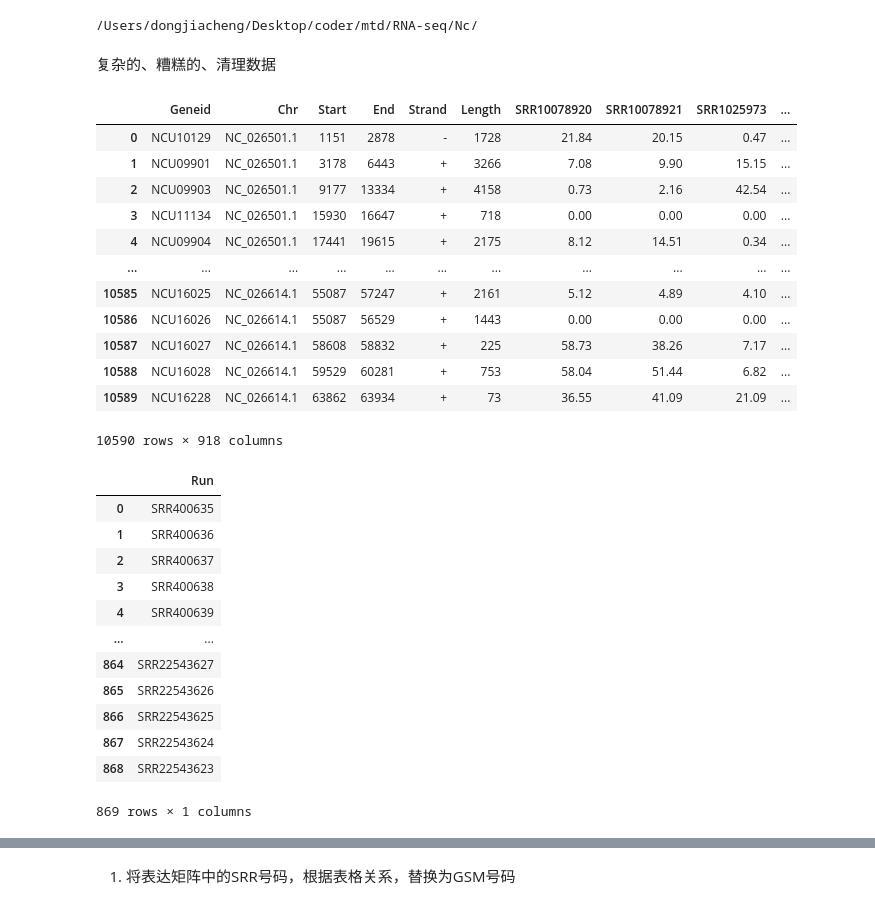
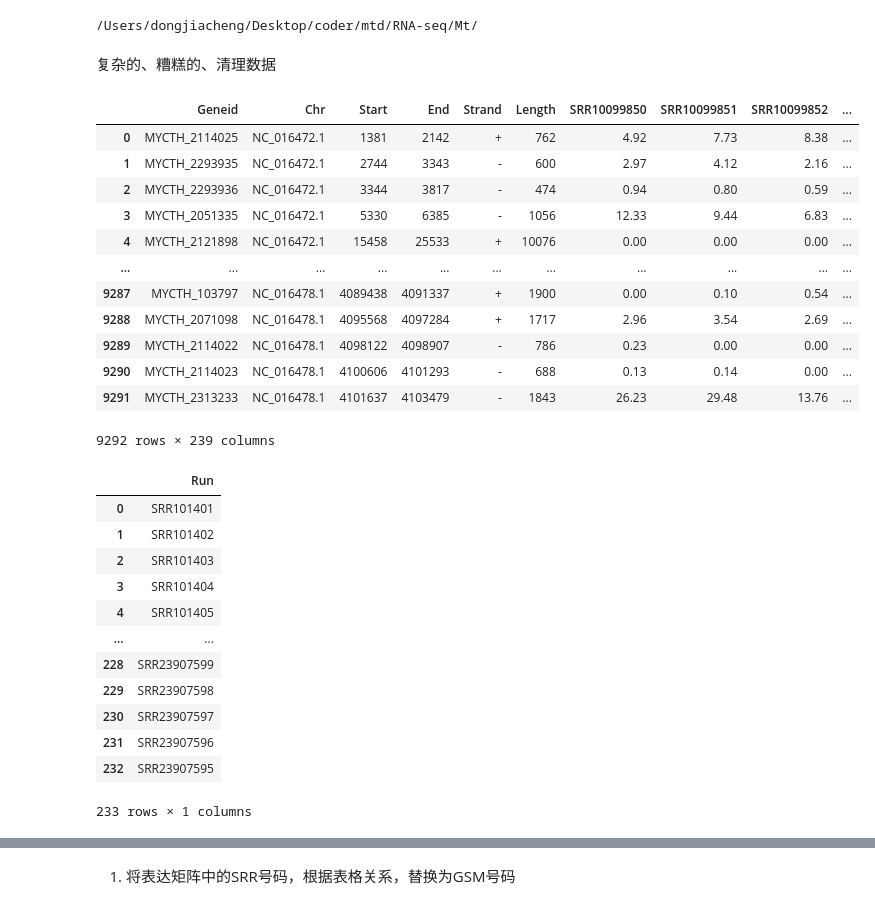
Before and after one commit to dongchen1998/code, a Jupyter notebook: mtd/RNA-seq/2.制作exp表.ipynb, the cells around one changed output, grey strips where cells are left out. Saved outputs shown, nothing was run; the diff lists cells and outputs as text; code cells hidden in the pictures.

```diff
--- a/mtd/RNA-seq/2.制作exp表.ipynb
+++ b/mtd/RNA-seq/2.制作exp表.ipynb
@@ -2,48 +2,48 @@
 import pandas as pd
 import copy
 # %%
-keyname = 'Nc'
+keyname = 'Mt'
 path = '/Users/dongjiacheng/Desktop/coder/mtd/RNA-seq/'+ keyname +'/'
 print(path)
 # %% [output]
-/Users/dongjiacheng/Desktop/coder/mtd/RNA-seq/Nc/
+/Users/dongjiacheng/Desktop/coder/mtd/RNA-seq/Mt/
 # %% [markdown]
 复杂的、糟糕的、清理数据
 # %%
-df_fpkm = pd.read_csv('./Nc/Nc_1_FPKM.csv', sep=',').copy()
+df_fpkm = pd.read_csv(path + keyname+ '_1_FPKM.csv', sep=',').copy()
 df_fpkm
 # %% [output]
-|  | Geneid | Chr | Start | End | Strand | Length | SRR10078920 | SRR10078921 | SRR1025973 | ... |
-| 0 | NCU10129 | NC_026501.1 | 1151 | 2878 | - | 1728 | 21.84 | 20.15 | 0.47 | ... |
-| 1 | NCU09901 | NC_026501.1 | 3178 | 6443 | + | 3266 | 7.08 | 9.90 | 15.15 | ... |
-| 2 | NCU09903 | NC_026501.1 | 9177 | 13334 | + | 4158 | 0.73 | 2.16 | 42.54 | ... |
-| 3 | NCU11134 | NC_026501.1 | 15930 | 16647 | + | 718 | 0.00 | 0.00 | 0.00 | ... |
-| 4 | NCU09904 | NC_026501.1 | 17441 | 19615 | + | 2175 | 8.12 | 14.51 | 0.34 | ... |
+|  | Geneid | Chr | Start | End | Strand | Length | SRR10099850 | SRR10099851 | SRR10099852 | ... |
+| 0 | MYCTH_2114025 | NC_016472.1 | 1381 | 2142 | + | 762 | 4.92 | 7.73 | 8.38 | ... |
+| 1 | MYCTH_2293935 | NC_016472.1 | 2744 | 3343 | - | 600 | 2.97 | 4.12 | 2.16 | ... |
+| 2 | MYCTH_2293936 | NC_016472.1 | 3344 | 3817 | - | 474 | 0.94 | 0.80 | 0.59 | ... |
+| 3 | MYCTH_2051335 | NC_016472.1 | 5330 | 6385 | - | 1056 | 12.33 | 9.44 | 6.83 | ... |
+| 4 | MYCTH_2121898 | NC_016472.1 | 15458 | 25533 | + | 10076 | 0.00 | 0.00 | 0.00 | ... |
 | ... | ... | ... | ... | ... | ... | ... | ... | ... | ... | ... |
-| 10585 | NCU16025 | NC_026614.1 | 55087 | 57247 | + | 2161 | 5.12 | 4.89 | 4.10 | ... |
-| 10586 | NCU16026 | NC_026614.1 | 55087 | 56529 | + | 1443 | 0.00 | 0.00 | 0.00 | ... |
-| 10587 | NCU16027 | NC_026614.1 | 58608 | 58832 | + | 225 | 58.73 | 38.26 | 7.17 | ... |
-| 10588 | NCU16028 | NC_026614.1 | 59529 | 60281 | + | 753 | 58.04 | 51.44 | 6.82 | ... |
-| 10589 | NCU16228 | NC_026614.1 | 63862 | 63934 | + | 73 | 36.55 | 41.09 | 21.09 | ... |
+| 9287 | MYCTH_103797 | NC_016478.1 | 4089438 | 4091337 | + | 1900 | 0.00 | 0.10 | 0.54 | ... |
+| 9288 | MYCTH_2071098 | NC_016478.1 | 4095568 | 4097284 | + | 1717 | 2.96 | 3.54 | 2.69 | ... |
+| 9289 | MYCTH_2114022 | NC_016478.1 | 4098122 | 4098907 | - | 786 | 0.23 | 0.00 | 0.00 | ... |
+| 9290 | MYCTH_2114023 | NC_016478.1 | 4100606 | 4101293 | - | 688 | 0.13 | 0.14 | 0.00 | ... |
+| 9291 | MYCTH_2313233 | NC_016478.1 | 4101637 | 4103479 | - | 1843 | 26.23 | 29.48 | 13.76 | ... |
-10590 rows × 918 columns
+9292 rows × 239 columns
 # %%
-df_sample = pd.read_excel(path + keyname + "_sample_raw_2023.12.18.xlsx").copy()
+df_sample = pd.read_excel(path + keyname + "_sample_raw_2023.12.28.xlsx").copy()
 df_sample_run = df_sample[['Run']].copy()
 df_sample_run
 # %% [output]
 |  | Run |
-| 0 | SRR400635 |
-| 1 | SRR400636 |
-| 2 | SRR400637 |
-| 3 | SRR400638 |
-| 4 | SRR400639 |
+| 0 | SRR101401 |
+| 1 | SRR101402 |
+| 2 | SRR101403 |
+| 3 | SRR101404 |
+| 4 | SRR101405 |
 | ... | ... |
-| 864 | SRR22543627 |
-| 865 | SRR22543626 |
-| 866 | SRR22543625 |
-| 867 | SRR22543624 |
-| 868 | SRR22543623 |
+| 228 | SRR23907599 |
+| 229 | SRR23907598 |
+| 230 | SRR23907597 |
+| 231 | SRR23907596 |
+| 232 | SRR23907595 |
-869 rows × 1 columns
+233 rows × 1 columns
 # %%
 # 如果df_fpkm中SRR开头的列名在df_sample_run中，则保留，不要删除第一列
 df_fpkm_filter = df_fpkm[df_fpkm.columns.intersection(df_sample_run['Run'])].copy()
```
Also changed, not shown: parts of 4 cells of this notebook, 4 other files.
